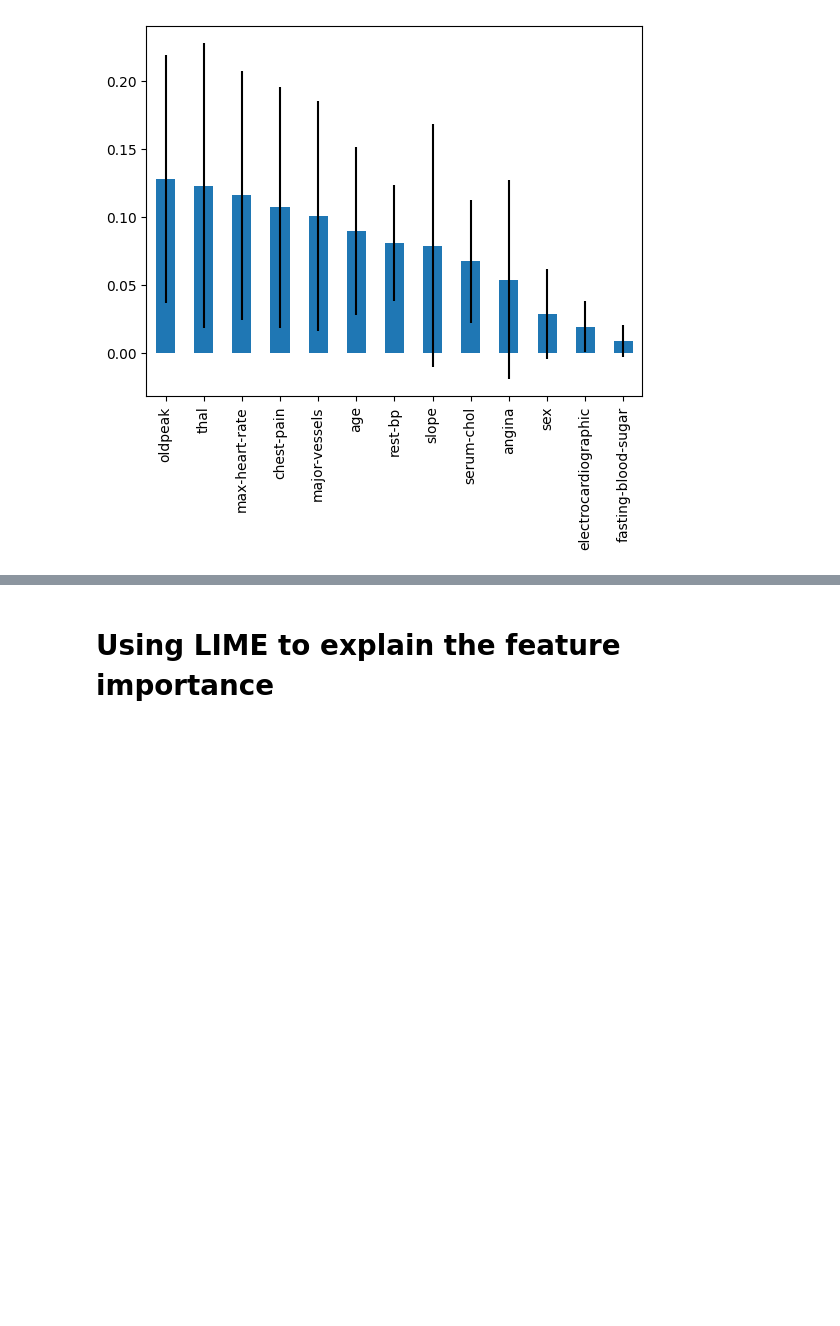
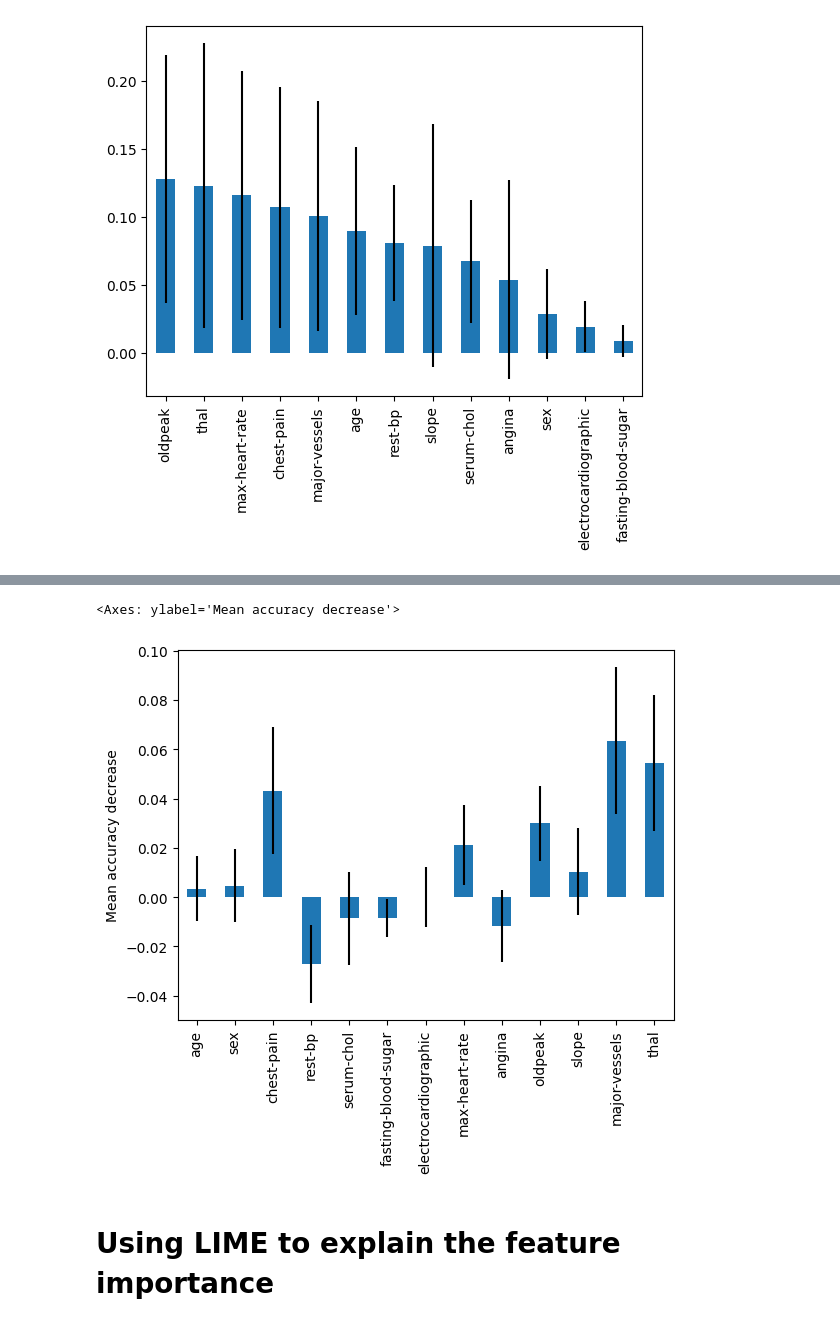
Before and after one commit to perellonieto/explaining-models, a Jupyter notebook: example_lime.ipynb, the cells around one changed output, grey strips where cells are left out. Saved outputs shown, nothing was run; the diff lists cells and outputs as text; code cells hidden in the pictures; blank space fills up the shorter version.

```diff
--- a/example_lime.ipynb
+++ b/example_lime.ipynb
@@ -193,3 +197,13 @@ sorted_forest_importances.plot.bar(yerr=std)
+# %%
+from sklearn.inspection import permutation_importance
+
+results = permutation_importance(clf, X_test, y_test, scoring='accuracy', n_repeats=50, random_state=42)
+
+forest_importances = pandas.Series(results.importances_mean, index=X_test.columns)
+forest_importances.plot.bar(yerr=results.importances_std, ylabel='Mean accuracy decrease')
+# %% [output]
+<Axes: ylabel='Mean accuracy decrease'>
+[figure, added]
 # %% [markdown]
 # Using LIME to explain the feature importance
 # %%
```
Also changed, not shown: parts of 2 cells of this notebook, 2 other files.
